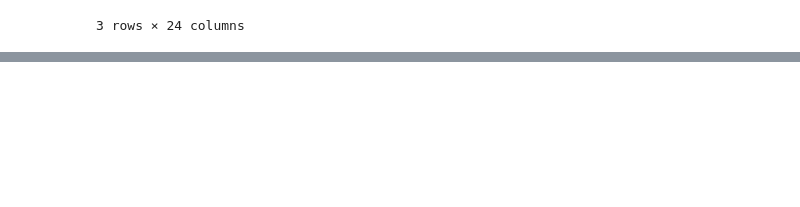
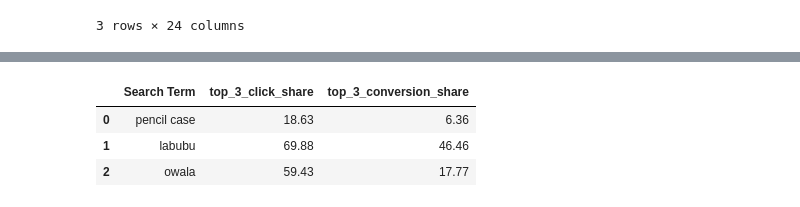
Before and after one commit to datadecoder25/search_term_ai_insight, a Jupyter notebook: insights.ipynb, the cells around one changed output, grey strips where cells are left out. Drawn from its saved outputs; the diff is of its cells as text; code cells hidden in the pictures; blank space fills up the shorter version.

Commit message:
top search term share updated

```diff
--- a/insights.ipynb
+++ b/insights.ipynb
@@ -383,0 +406,11 @@ new_df.head()
+# %%
+df_top_search_term = pd.read_csv('/Users/sprosad/Downloads/others/new_idea/search_term_ai_insight/Top search terms/CA_Top_search_terms_Simple_Month_2025_08_31.csv',header=1)
+df_top_search_term['top_3_click_share'] = df_top_search_term['Top Clicked Product #1: Click Share'] + df_top_search_term['Top Clicked Product #2: Click Share'] + df_top_search_term['Top Clicked Product #3: Click Share']
+df_top_search_term['top_3_conversion_share'] = df_top_search_term['Top Clicked Product #1: Conversion Share'] + df_top_search_term['Top Clicked Product #2: Conversion Share'] + df_top_search_term['Top Clicked Product #3: Conversion Share']
+df_top_search_term_final = df_top_search_term[['Search Term','top_3_click_share','top_3_conversion_share']]
+df_top_search_term_final.head(3)
+# %% [output]
+|  | Search Term | top_3_click_share | top_3_conversion_share |
+| 0 | pencil case | 18.63 | 6.36 |
+| 1 | labubu | 69.88 | 46.46 |
+| 2 | owala | 59.43 | 17.77 |
```
Also changed, not shown: parts of 2 cells of this notebook, 1 other file.
